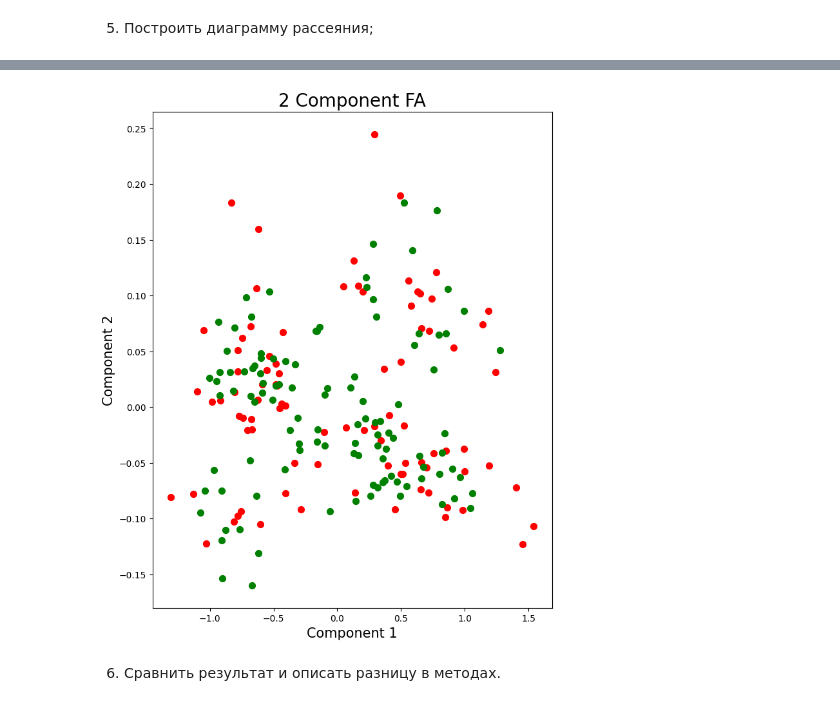
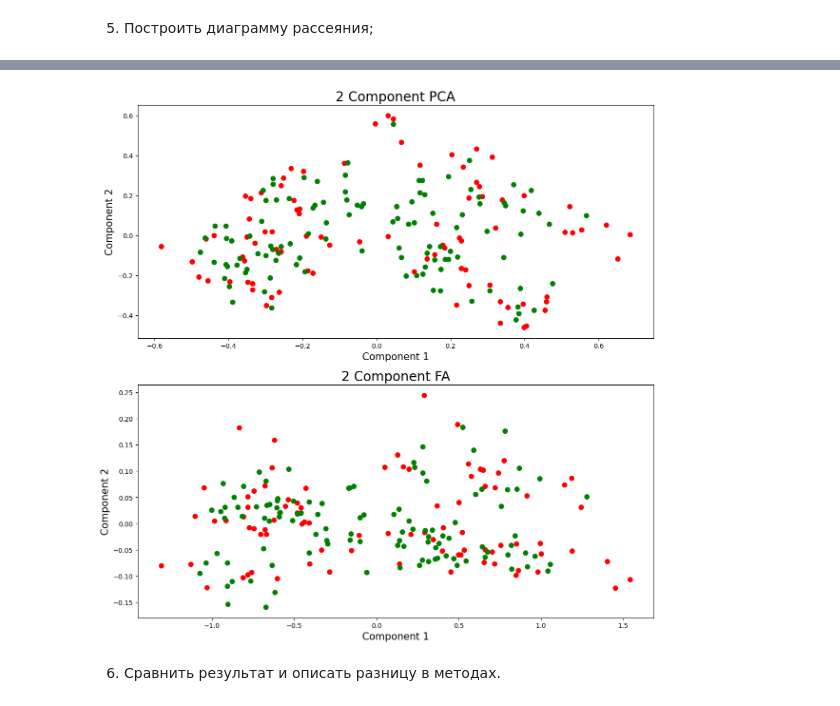
Before and after one commit to letmly/vstu_dl_labs, a Jupyter notebook: ML_labs/nbooks/ml4.ipynb, the cells around one changed output, grey strips where cells are left out. Drawn from its saved outputs; the diff is of its cells as text; code cells hidden in the pictures.

```diff
--- a/ML_labs/nbooks/ml4.ipynb
+++ b/ML_labs/nbooks/ml4.ipynb
@@ -5,7 +5,7 @@ import matplotlib.pyplot as plt
 from sklearn import preprocessing
 from sklearn.preprocessing import StandardScaler
 from sklearn.decomposition import PCA
-df = pd.read_csv('./csvs/lab4.csv',encoding='cp1251')
+df = pd.read_csv('../csvs/lab4.csv',encoding='cp1251')
 print(df.info())
 # %% [output]
 <class 'pandas.core.frame.DataFrame'>
@@ -101,8 +101,14 @@ plt.show()
 1. Стандартизировать данные методом MinMaxScaler;
 # %%
 from sklearn.preprocessing import MinMaxScaler
-que_df = pd.read_csv('./csvs/lab4.csv',encoding='cp1251')
+que_df = pd.read_csv('../csvs/lab4.csv',encoding='cp1251')
 variables = ['age', 'income', 'spending_rating']
+
+
+base_x = que_df.loc[:, variables].values
+base_y = que_df.loc[:,['gender']].values
+
+
 que_df[variables] = MinMaxScaler().fit_transform(que_df[variables])
 que_df.head(10)
 # %% [output]
@@ -179,19 +169,34 @@ plt.show()
 # %%
-fig = plt.figure(figsize = (8,10))
-ax = fig.add_subplot(1,1,1)
+fig, axs = plt.subplots(2)
+fig.set_figheight(14)
+fig.set_figwidth(14)
+
+ax = axs[0]
+ax.set_xlabel('Component 1', fontsize = 15)
+ax.set_ylabel('Component 2', fontsize = 15)
+ax.set_title('2 Component PCA', fontsize = 20)
+gender = ['Male', 'Female']
+colors = ['r', 'g']
+for gender, color in zip(gender,colors):
+    indicesToKeep= que_x_PCA['gender'] == gender
+    ax.scatter(que_x_PCA.loc[indicesToKeep, 'PC1']
+               , que_x_PCA.loc[indicesToKeep, 'PC2']
+               , c = color, s = 50)
+
+ax = axs[1]
 ax.set_xlabel('Component 1', fontsize = 15)
 ax.set_ylabel('Component 2', fontsize = 15)
 ax.set_title('2 Component FA', fontsize = 20)
 gender = ['Male', 'Female']
 colors = ['r', 'g']
 for gender, color in zip(gender,colors):
     indicesToKeep= que_x_FA['gender'] == gender
     ax.scatter(que_x_FA.loc[indicesToKeep, 'PC1']
                , que_x_FA.loc[indicesToKeep, 'PC2']
                , c = color, s = 50)
 plt.show()
 # %% [output]
-[figure, old version]
+[figure, new version]
 # %% [markdown]
 
 6. Сравнить результат и описать разницу в методах.
```
Also changed, not shown: parts of 7 cells of this notebook, 5 other files.
